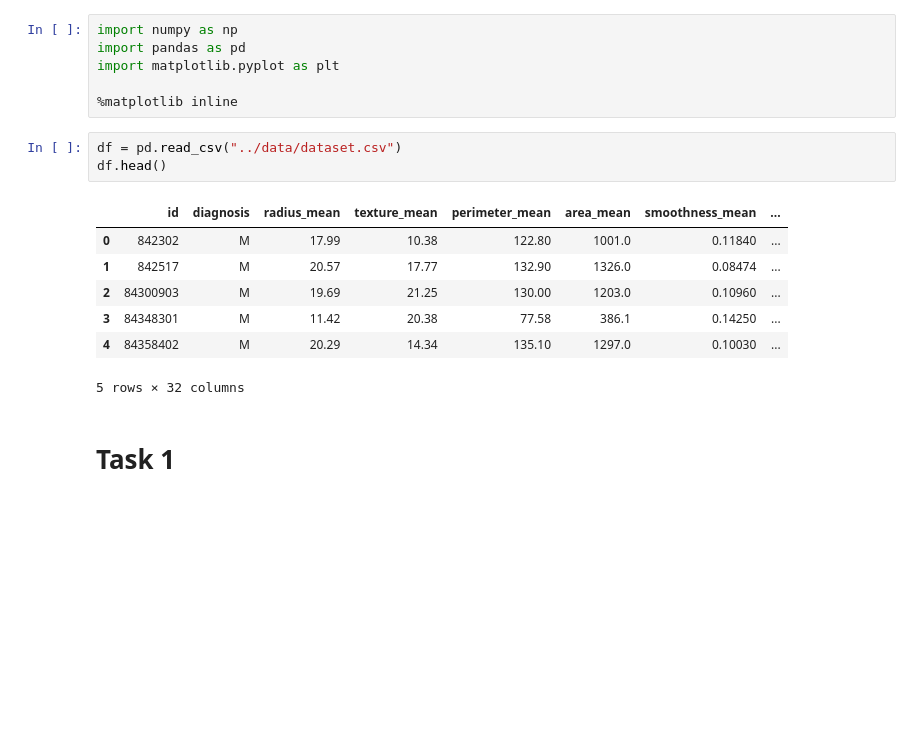
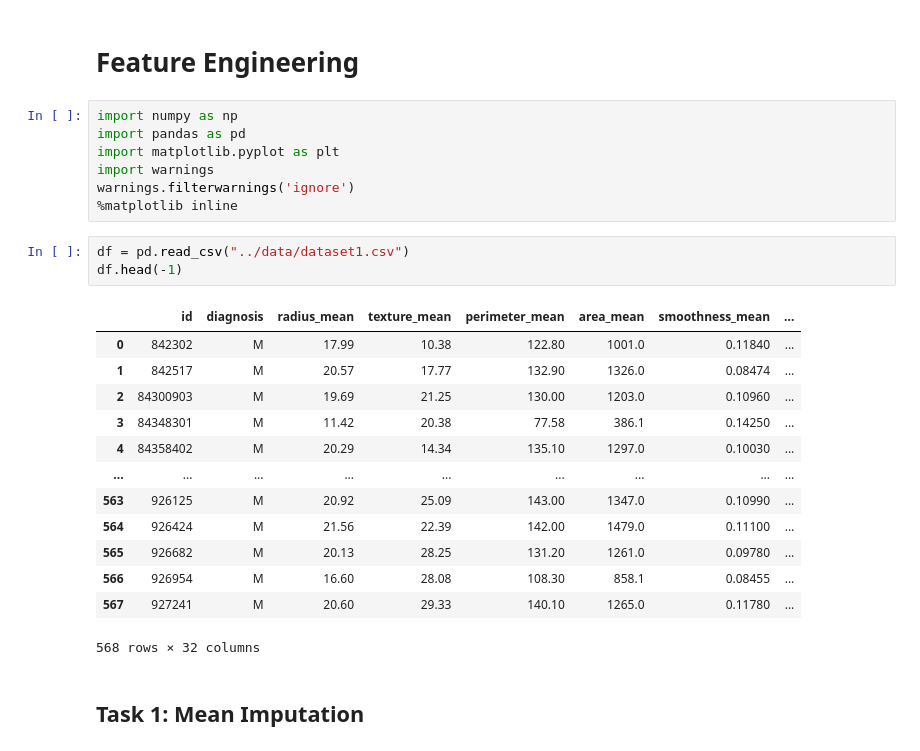
Before and after one commit to bharathvariar/ML-Project, a Jupyter notebook: src/Feature Engineering.ipynb, the cells around one changed output. Drawn from its saved outputs; the diff is of its cells as text; blank space fills up the shorter version.

```diff
--- a/src/Feature Engineering.ipynb
+++ b/src/Feature Engineering.ipynb
@@ -1,20 +1,29 @@
+# %% [markdown]
+# Feature Engineering
 # %%
 import numpy as np
 import pandas as pd
 import matplotlib.pyplot as plt
-
+import warnings
+warnings.filterwarnings('ignore')
 %matplotlib inline
 # %%
-df = pd.read_csv("../data/dataset.csv")
-df.head()
+df = pd.read_csv("../data/dataset1.csv")
+df.head(-1)
 # %% [output]
 |  | id | diagnosis | radius_mean | texture_mean | perimeter_mean | area_mean | smoothness_mean | ... |
 | 0 | 842302 | M | 17.99 | 10.38 | 122.80 | 1001.0 | 0.11840 | ... |
 | 1 | 842517 | M | 20.57 | 17.77 | 132.90 | 1326.0 | 0.08474 | ... |
 | 2 | 84300903 | M | 19.69 | 21.25 | 130.00 | 1203.0 | 0.10960 | ... |
 | 3 | 84348301 | M | 11.42 | 20.38 | 77.58 | 386.1 | 0.14250 | ... |
 | 4 | 84358402 | M | 20.29 | 14.34 | 135.10 | 1297.0 | 0.10030 | ... |
+| ... | ... | ... | ... | ... | ... | ... | ... | ... |
+| 563 | 926125 | M | 20.92 | 25.09 | 143.00 | 1347.0 | 0.10990 | ... |
+| 564 | 926424 | M | 21.56 | 22.39 | 142.00 | 1479.0 | 0.11100 | ... |
+| 565 | 926682 | M | 20.13 | 28.25 | 131.20 | 1261.0 | 0.09780 | ... |
+| 566 | 926954 | M | 16.60 | 28.08 | 108.30 | 858.1 | 0.08455 | ... |
+| 567 | 927241 | M | 20.60 | 29.33 | 140.10 | 1265.0 | 0.11780 | ... |
-5 rows × 32 columns
+568 rows × 32 columns
 # %% [markdown]
-# Task 1
+## Task 1: Mean Imputation
 # %%
```
Also changed, not shown: parts of 19 cells of this notebook, 4 other files.
